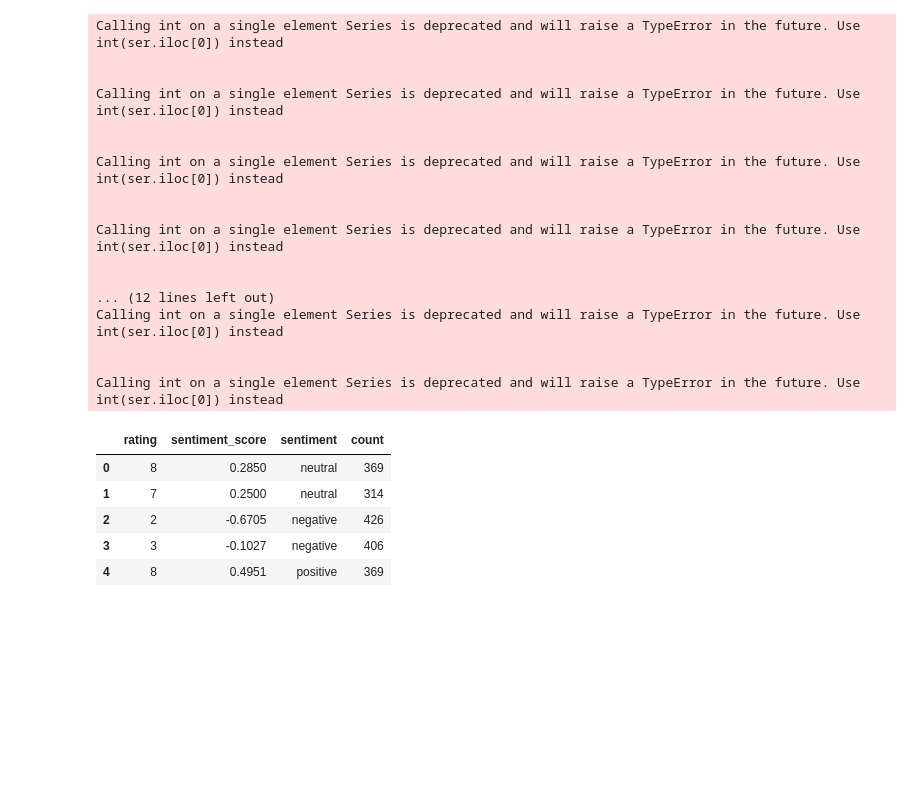
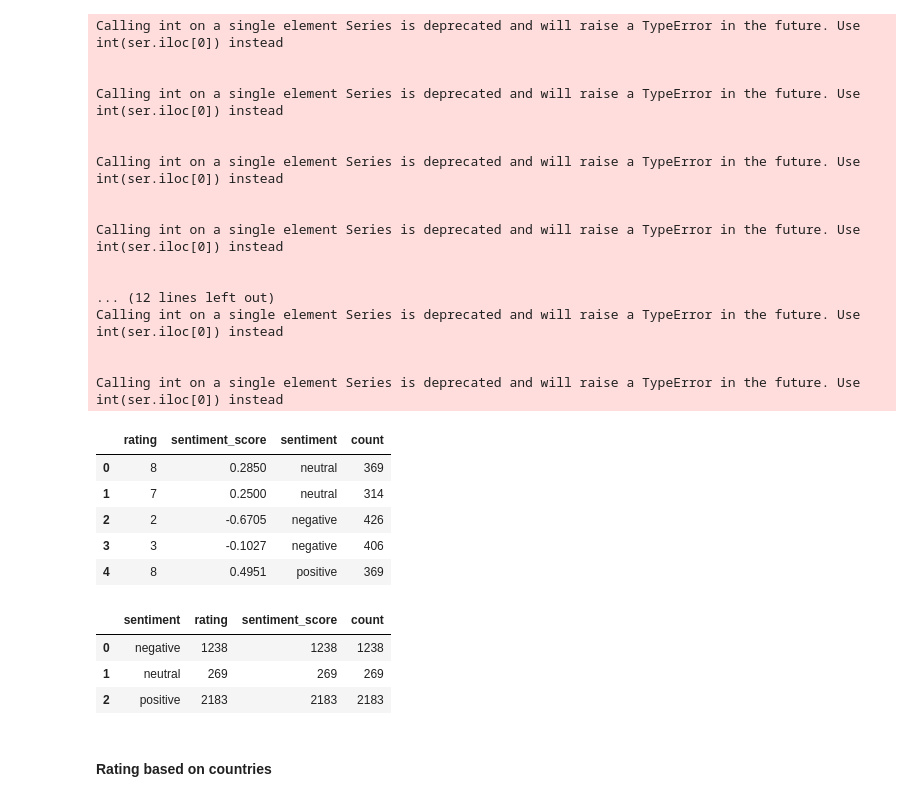
Before and after one commit to nitish-sadhu/ba_review_analysis, a Jupyter notebook: visualisation.ipynb, the cells around one changed output. Drawn from its saved outputs; the diff is of its cells as text; code cells hidden in the pictures; blank space fills up the shorter version.

```diff
--- a/visualisation.ipynb
+++ b/visualisation.ipynb
@@ -211,3 +213,11 @@ plot.update_layout(
     )
 )
 plot.show()
+# %%
+sentiment_df = ratings_df.groupby('sentiment', as_index=False).count()
+sentiment_df.head()
+# %% [output]
+|  | sentiment | rating | sentiment_score | count |
+| 0 | negative | 1238 | 1238 | 1238 |
+| 1 | neutral | 269 | 269 | 269 |
+| 2 | positive | 2183 | 2183 | 2183 |
@@ -213,0 +227,2 @@ plot.show()
+# %% [markdown]
+<h4>Rating based on countries</h4>
```
Also changed, not shown: parts of 16 cells of this notebook.
